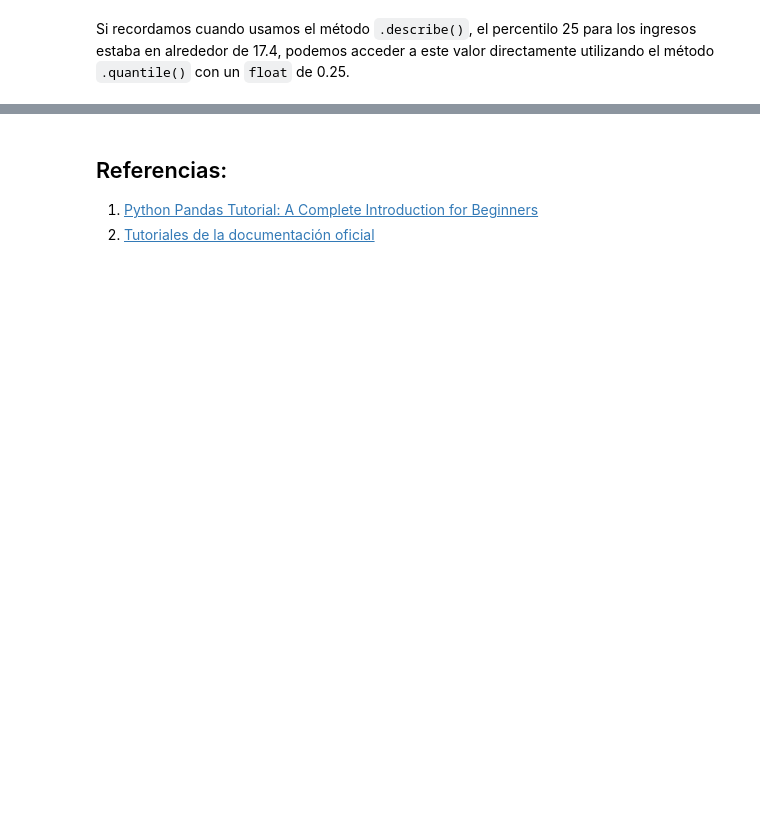
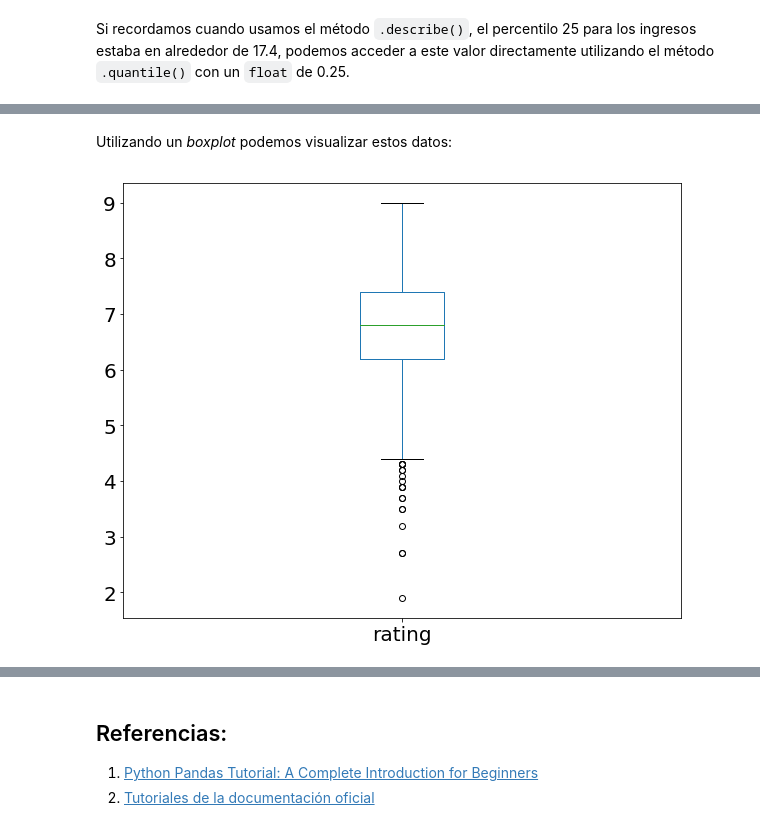
Before and after one commit to gmg-utn/compTools, a Jupyter notebook: pandas/pandas.ipynb, the cells around one changed output, grey strips where cells are left out. Drawn from its saved outputs; the diff is of its cells as text; code cells hidden in the pictures; blank space fills up the shorter version.

```diff
--- a/pandas/pandas.ipynb
+++ b/pandas/pandas.ipynb
@@ -708,0 +782,6 @@ Si recordamos cuando usamos el método `.describe()`, el percentilo 25 para los
+# %% [markdown]
+Utilizando un *boxplot* podemos visualizar estos datos:
+# %%
+movies_df['rating'].plot(kind='box');
+# %% [output]
+[figure, added]
```
Also changed, not shown: parts of 21 cells of this notebook.
